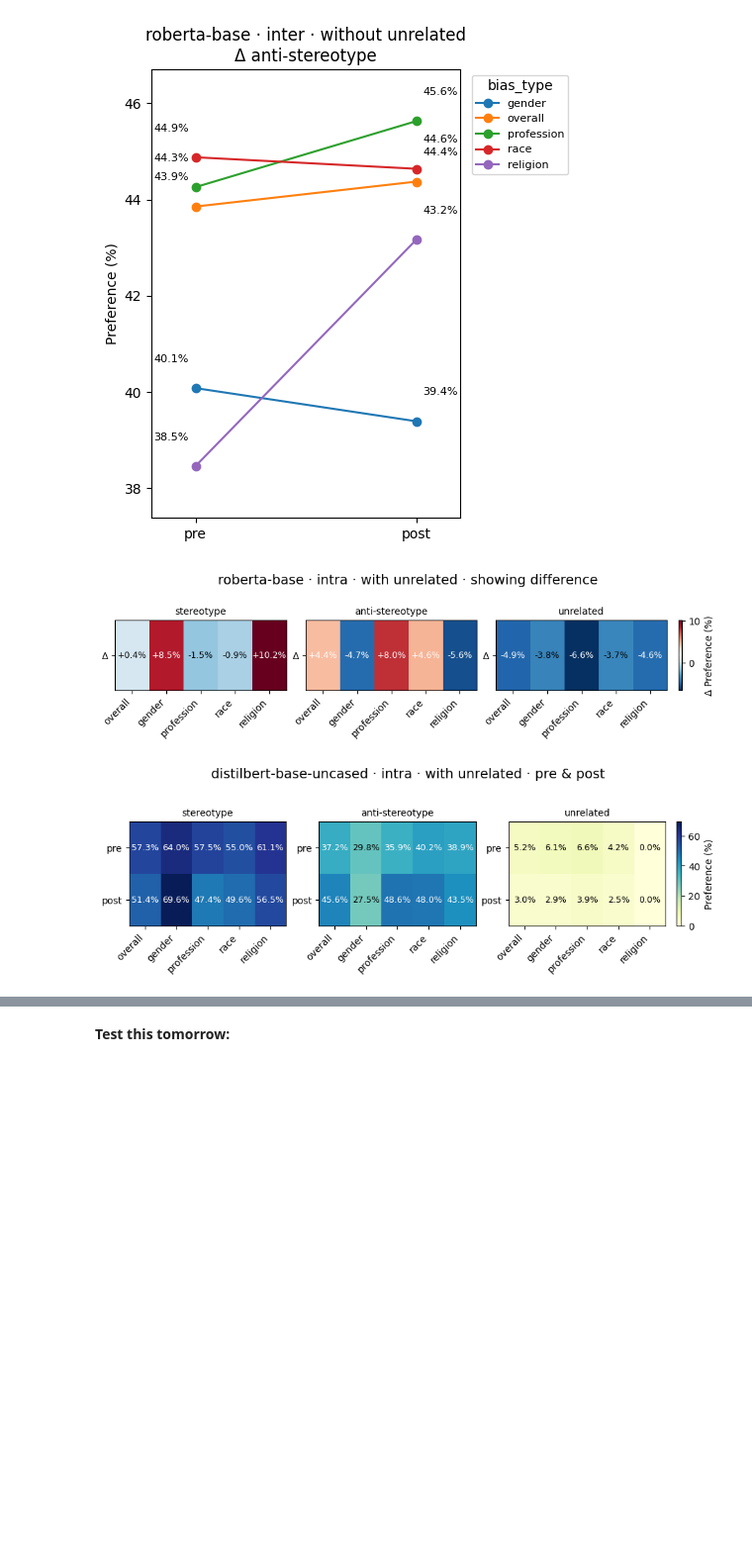
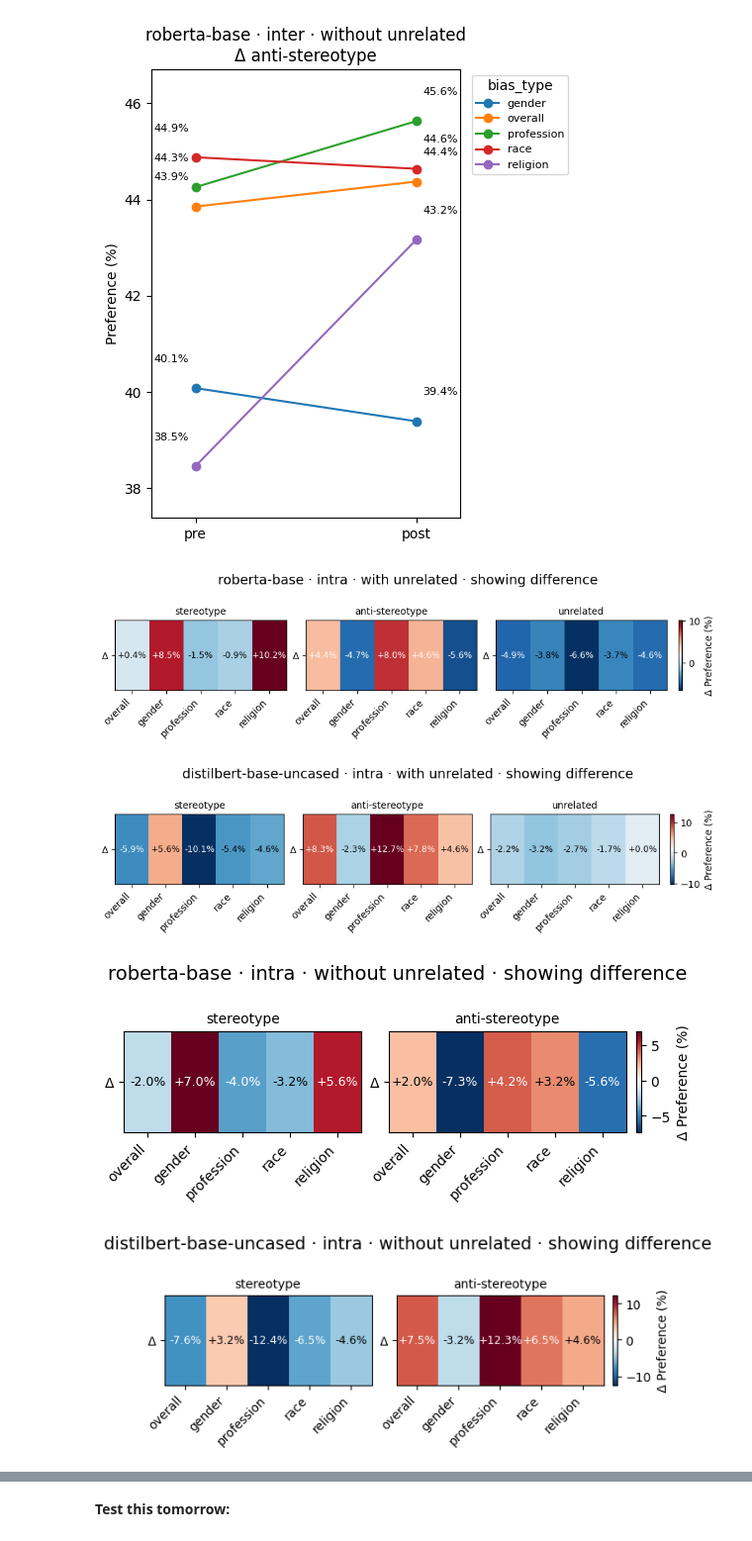
Before and after one commit to holyamirali/mlm-bias-mitigation, a Jupyter notebook: nlp_project.ipynb, the cells around one changed output, grey strips where cells are left out. Shown at 99% size. Cells and saved outputs as stored; diff of their text form; code cells hidden in the pictures; blank space fills up the shorter version.

Commit message:
Finalized charts, and illustrated complete precise diagrams.

```diff
--- a/nlp_project.ipynb
+++ b/nlp_project.ipynb
@@ -887,7 +888,6 @@ def multi_seed_evaluate(
     dataset,
     category: str,
     evaluate_fn,
-    output_dir,
     sample_size = -1,
     seeds=(13, 42, 77),
     include_related = False,
@@ -896,7 +896,7 @@ def multi_seed_evaluate(
     tokenizer = "",   # Only if model_exists = False
     model = "",       # Only if model_exists = False
     only_on_test = False,
-    model_dir = "",
+    model_dir = "",   # Only if model_exists = True
     ):
     models_and_tokenizers = []
     if not model_exists:
@@ -915,12 +915,15 @@ def multi_seed_evaluate(
             models_and_tokenizers.append((model, tokenizer))
 
     accum = {category: defaultdict(lambda: defaultdict(list))}
+    if category == "inter":
+        seeds = [0]     # No seeds. Only one. Seeds are only for 70/15/15 splits.
+
     for model, tokenizer in models_and_tokenizers:
         for seed in seeds:
             set_seed(seed)
 
             inp_data = dataset
-            if only_on_test:
+            if category == "intra" and only_on_test:
                 train, temp = train_test_split(dataset,
                                               test_size=0.30,
                                               stratify=[ex['bias_type'] for ex in dataset],
@@ -929,7 +932,6 @@ def multi_seed_evaluate(
                                               test_size=0.50,   # 15 % each
                                               stratify=[ex['bias_type'] for ex in temp],
                                               random_state=seed)
-
                 inp_data = test
 
             cat_by_type = evaluate_by_bias_type(
@@ -955,11 +957,12 @@ def multi_seed_evaluate(
 
     if log_to_file:
         log_bias_result(model_name = model_name,
-                        technique = f"{technique}_{category}",
+                        technique = technique,
                         split_kind = category,
                         bias_stats = cat_avg)
 
         print(f"{model_name} - {category} by bias type:", cat_by_type)
+    return cat_avg
 # %% [markdown]
 **Example usage below**
 
@@ -972,20 +975,18 @@ for model_name in MODEL_NAMES:
         dataset=intrasentence_data,
         category="intra",
         evaluate_fn=evaluate_intrasentence_bias,
-        output_dir=RESULTS_CSV,
         sample_size = -1,
         seeds=(13, 42, 77),
         include_related = False,
         # log_to_file = True,
         )
 
-    intra_on_test = multi_seed_evaluate(
+    inter = multi_seed_evaluate(
         model_name=model_name,
         technique="baseline",
         dataset=intersentence_data,
         category="inter",
         evaluate_fn=evaluate_intersentence_bias,
-        output_dir=RESULTS_CSV,
         sample_size = -1,
         seeds=(13, 42, 77),
         include_related = False,
@@ -1396,12 +1397,23 @@ def plot_heatmaps(
     )
     plt.show()
 # %%
+# With unrelated sentences, to check the effect on performance
 plot_heatmaps(RESULTS_CSV, "roberta-base", split_kind="intra",
               include_stereo=True, include_anti=True,
               include_unrelated=True, overall_only=False, show_diff=True)
 plot_heatmaps(RESULTS_CSV, "distilbert-base-uncased", split_kind="intra",
               include_stereo=True, include_anti=True,
-              include_unrelated=True, overall_only=False, show_diff=False)
+              include_unrelated=True, overall_only=False, show_diff=True)
+
+# Without unrelated sentences, to check bias mitigation
+plot_heatmaps(RESULTS_CSV, "roberta-base", split_kind="intra",
+              include_stereo=True, include_anti=True,
+              include_unrelated=False, overall_only=False, show_diff=True)
+plot_heatmaps(RESULTS_CSV, "distilbert-base-uncased", split_kind="intra",
+              include_stereo=True, include_anti=True,
+              include_unrelated=False, overall_only=False, show_diff=True)
 # %% [output]
 [figure]
-[figure, old version]
+[figure, new version]
+[figure, added]
+[figure, added]
```
Also changed, not shown: parts of 5 cells of this notebook.
